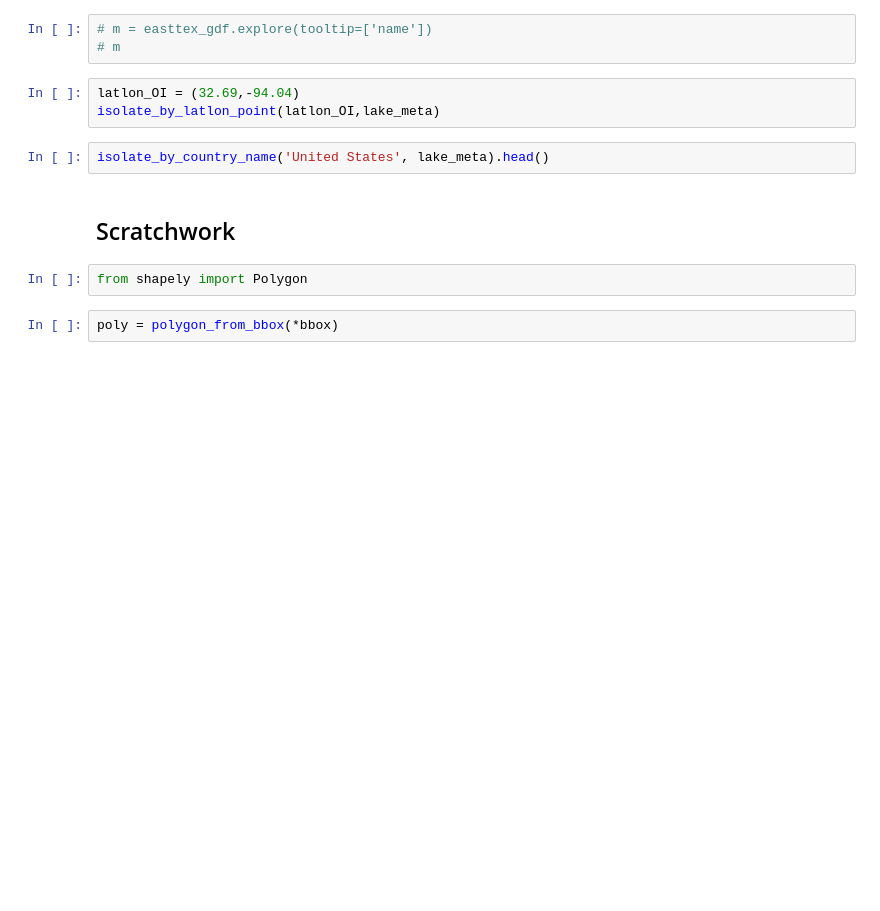
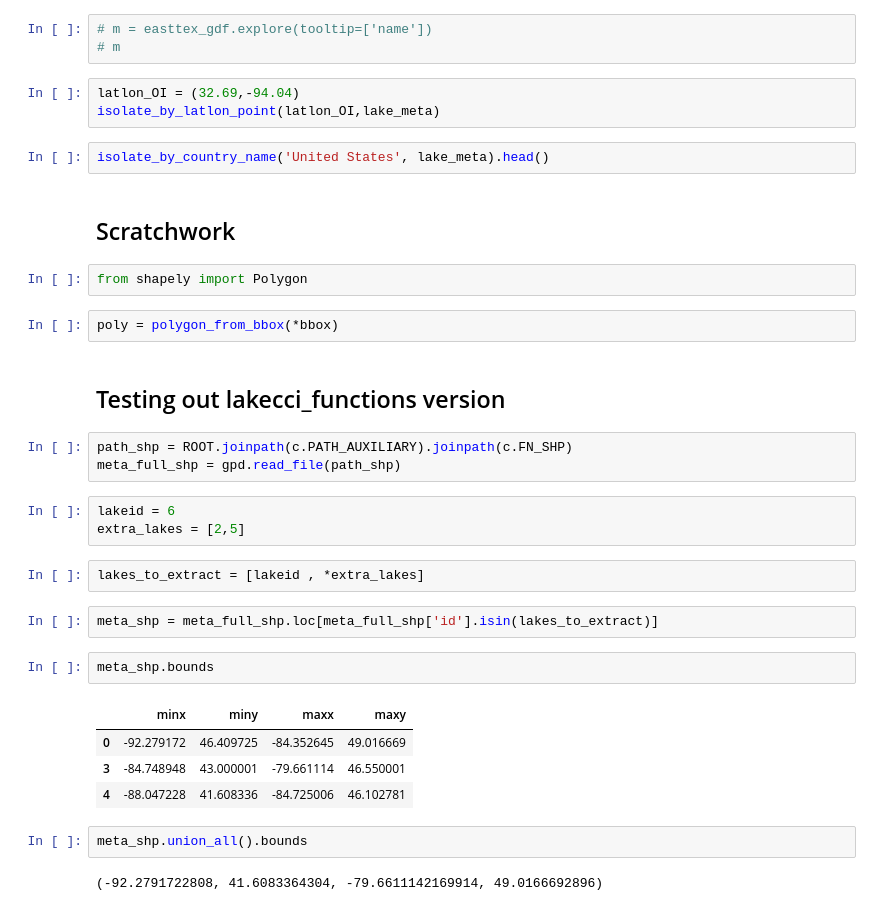
Before and after one commit to a-scheliga/resetlakes, a Jupyter notebook: scratchwork_exporatory/lakecci_metadata.ipynb, the cells around one changed output. Drawn from its saved outputs; the diff is of its cells as text; blank space fills up the shorter version.

```diff
--- a/scratchwork_exporatory/lakecci_metadata.ipynb
+++ b/scratchwork_exporatory/lakecci_metadata.ipynb
@@ -331,3 +310,26 @@ isolate_by_country_name('United States', lake_meta).head()
 from shapely import Polygon
 # %%
 poly = polygon_from_bbox(*bbox)
+# %% [markdown]
+## Testing out lakecci_functions version
+# %%
+path_shp = ROOT.joinpath(c.PATH_AUXILIARY).joinpath(c.FN_SHP)
+meta_full_shp = gpd.read_file(path_shp)
+# %%
+lakeid = 6
+extra_lakes = [2,5]
+# %%
+lakes_to_extract = [lakeid , *extra_lakes]
+# %%
+meta_shp = meta_full_shp.loc[meta_full_shp['id'].isin(lakes_to_extract)]
+# %%
+meta_shp.bounds
+# %% [output]
+|  | minx | miny | maxx | maxy |
+| 0 | -92.279172 | 46.409725 | -84.352645 | 49.016669 |
+| 3 | -84.748948 | 43.000001 | -79.661114 | 46.550001 |
+| 4 | -88.047228 | 41.608336 | -84.725006 | 46.102781 |
+# %%
+meta_shp.union_all().bounds
+# %% [output]
+(-92.2791722808, 41.6083364304, -79.6611142169914, 49.0166692896)
```
Also changed, not shown: parts of 5 cells of this notebook, 1 other file.
